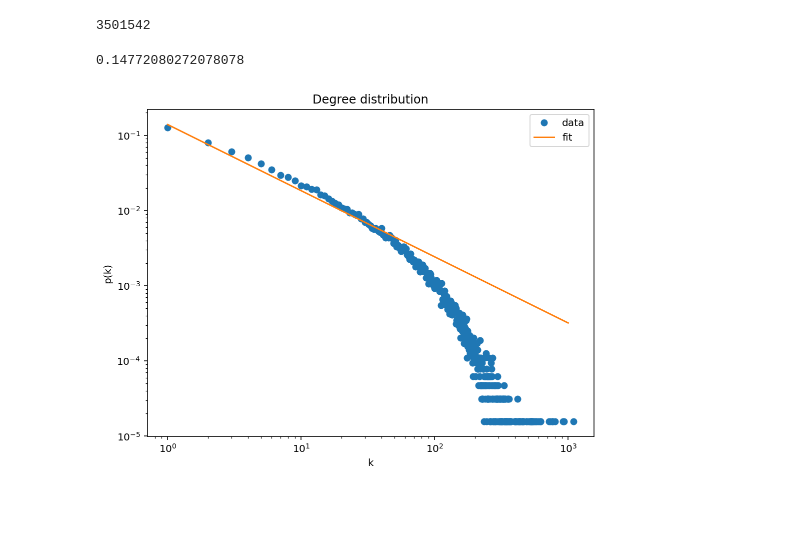
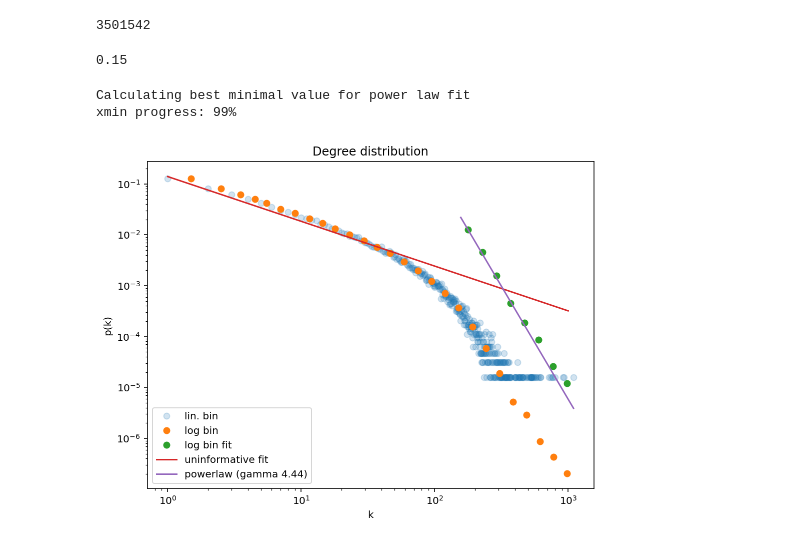
Before and after one commit to Haydnspass/Complex-Network-Analysis-Exercises, a Jupyter notebook: assignment-4/problem_4_3.ipynb, the cells around one changed output. Cells and saved outputs as stored; diff of their text form; code cells hidden in the pictures; blank space fills up the shorter version.

```diff
--- a/assignment-4/problem_4_3.ipynb
+++ b/assignment-4/problem_4_3.ipynb
@@ -84,38 +98,47 @@ len(g.cliques(3, 3))
 3501542
 # %%
 # global clustering coefficient
-g.transitivity_undirected()
+print(f"{g.transitivity_undirected():.2f}")
 # %% [output]
-0.14772080272078078
+0.15
 # %%
 # power-law exponent of degree distribution
 def model(k, gamma, c):
     return c * k ** (-gamma)
 
 p_opt, p_cov = scipy.optimize.curve_fit(model, deg[:, 0], deg[:, -1] / len(g.vs))
-# %%
-# actual vs fitted degree distribution
-deg = list(g.degree_distribution().bins())
-deg = np.array(deg)#[:, [0, -1]]
-
-# model function
-k = np.linspace(1, 1000, 1000)
-m = model(k, *p_opt)
-
-plt.figure(figsize=(8, 6))
-
-plt.plot(deg[:, 0], deg[:, -1] / len(g.vs), 'o')  # actual data
-plt.plot(k, m)  # fit
-
-plt.xscale('log')
-plt.yscale('log')
-
-plt.xlabel('k')
-plt.ylabel('p(k)')
-
-plt.legend(["data", "fit"])
-plt.title("Degree distribution")
-
-plt.show()
-# %% [output]
-[figure, removed]
+# %%
+# actual vs fitted degree distribution
+deg = list(g.degree_distribution().bins())
+deg = np.array(deg)#[:, [0, -1]]
+
+# powerlaw
+fit = powerlaw.Fit(g.vs.degree())
+
+# model function
+k = np.linspace(1, 1000, 1000)
+m = model(k, *p_opt)
+# %% [output]
+Calculating best minimal value for power law fit
+xmin progress: 99%
+# %%
+plt.figure(figsize=(8, 6))
+
+plt.plot(deg[:, 0], deg[:, -1] / len(g.vs), 'o', alpha=0.2)  # actual data
+powerlaw.plot_pdf(g.vs.degree(), marker='o', linestyle='none')
+fit.plot_pdf(marker='o', linestyle='none')
+plt.plot(k, m)  # uninformative fit
+fit.power_law.plot_pdf()
+
+plt.xscale('log')
+plt.yscale('log')
+
+plt.xlabel('k')
+plt.ylabel('p(k)')
+
+plt.legend(["lin. bin", "log bin", "log bin fit", "uninformative fit", f"powerlaw (gamma {fit.alpha:.2f})"])
+plt.title("Degree distribution")
+
+plt.show()
+# %% [output]
+[figure, added]
```
Also changed, not shown: parts of 2 cells of this notebook, 1 other file.
